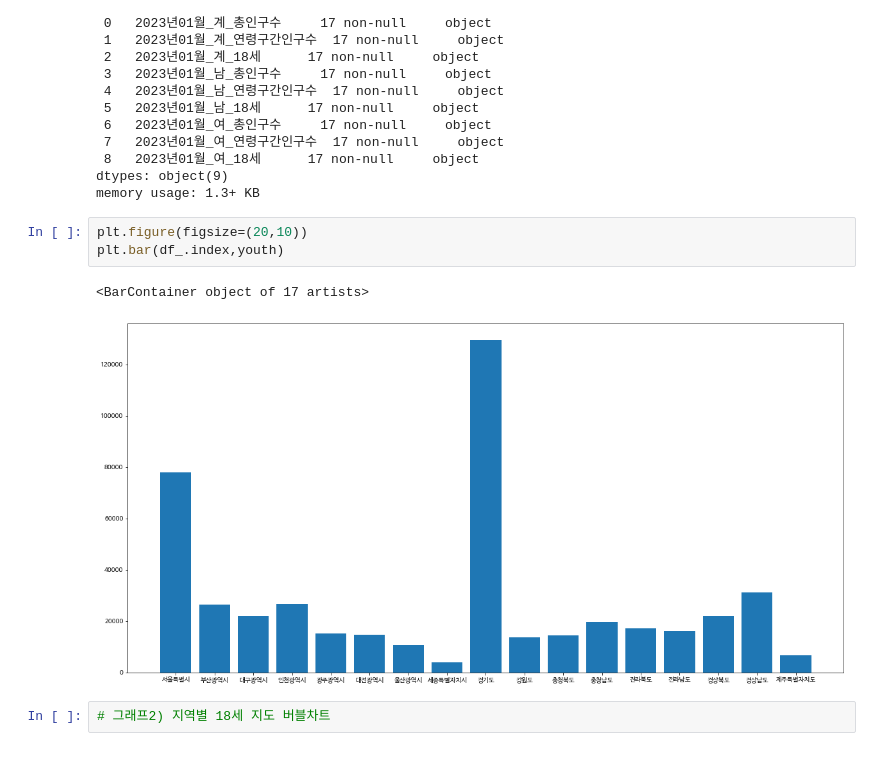
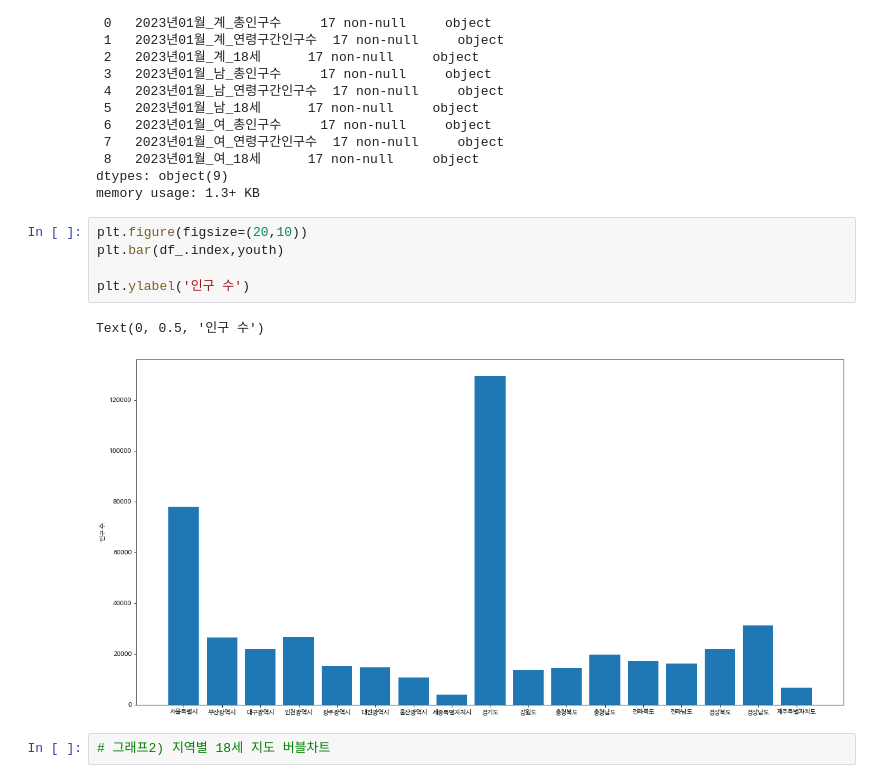
Before and after one commit to seyeon-shijuan/birth-rate-to-universities-visualization, a Jupyter notebook: notebook/individual_notebooks/JeongJiho_universities_rank_analysis.ipynb, the cells around one changed output. Drawn from its saved outputs; the diff is of its cells as text.

```diff
--- a/notebook/individual_notebooks/JeongJiho_universities_rank_analysis.ipynb
+++ b/notebook/individual_notebooks/JeongJiho_universities_rank_analysis.ipynb
@@ -146,9 +147,11 @@ memory usage: 1.3+ KB
 # %%
 plt.figure(figsize=(20,10))
 plt.bar(df_.index,youth)
+
+plt.ylabel('인구 수')
 # %% [output]
-<BarContainer object of 17 artists>
+Text(0, 0.5, '인구 수')
-[figure, old version]
+[figure, new version]
 # %%
 # 그래프2) 지역별 18세 지도 버블차트
 # %%
```
Also changed, not shown: parts of 18 cells of this notebook.
